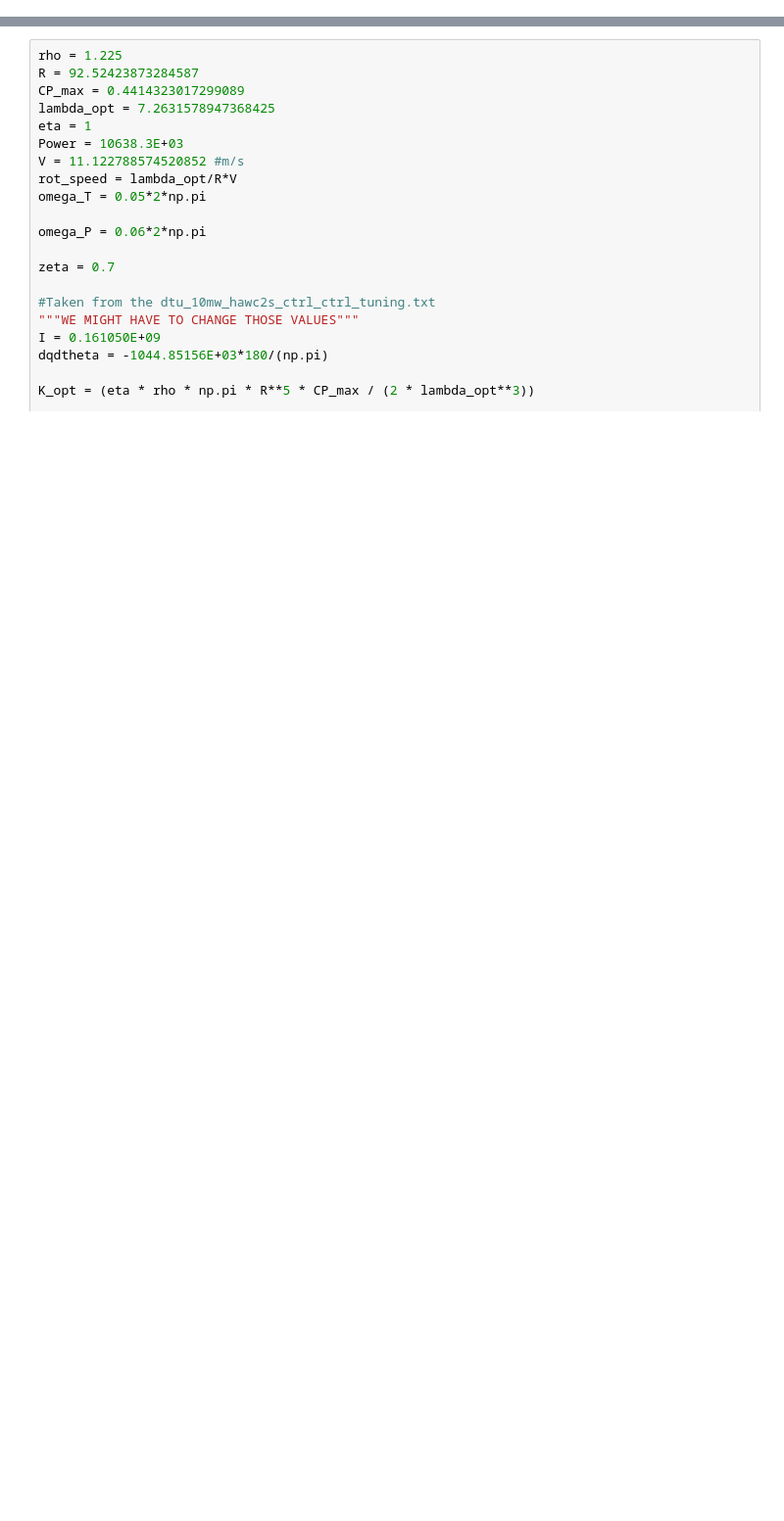
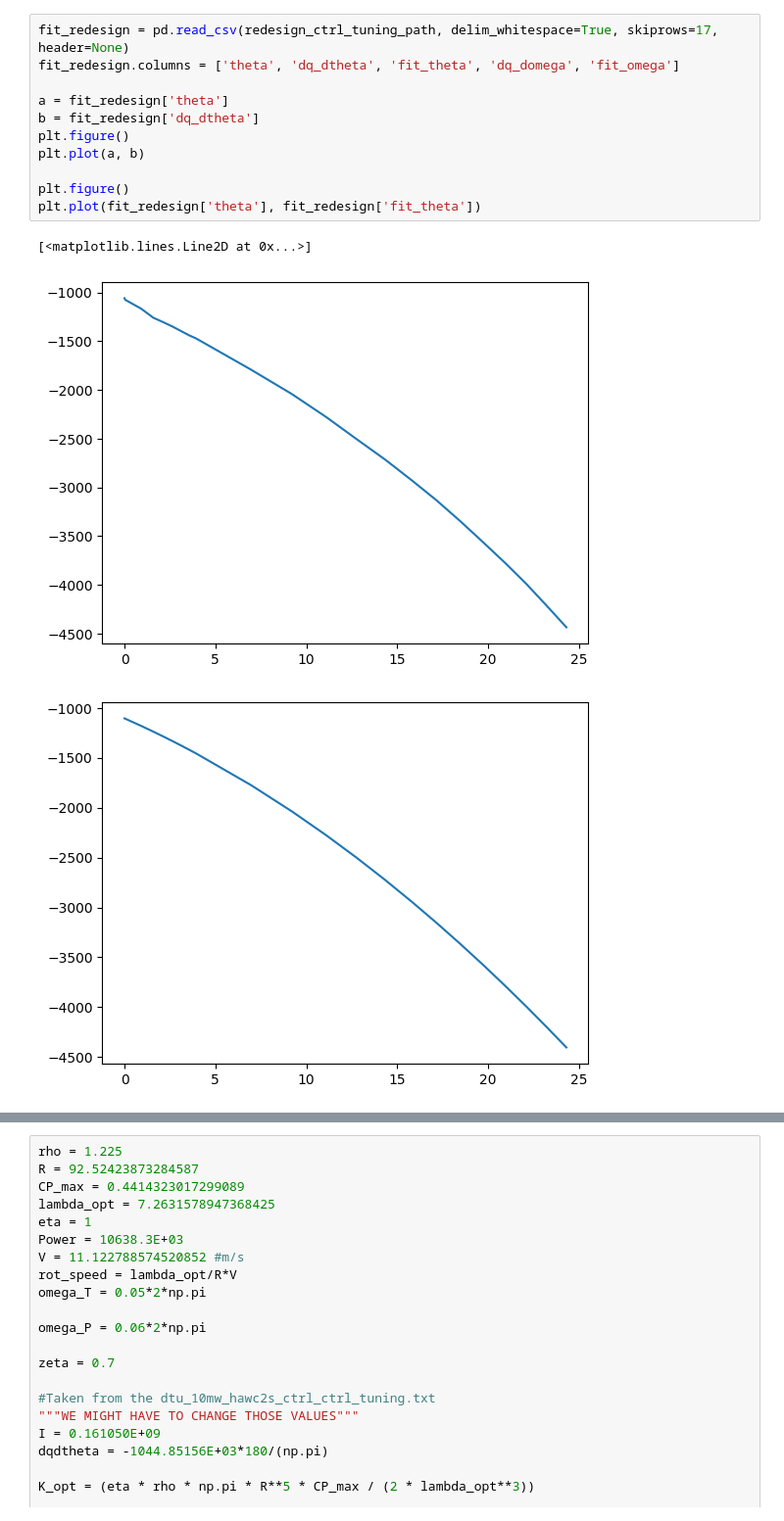
Before and after one commit to nicolaquaia/LAC_final, a Jupyter notebook: assignment_03/Assignment_3_part_01.ipynb, the cells around one changed output, grey strips where cells are left out. Shown at 98% size. Drawn from its saved outputs; the diff is of its cells as text; blank space fills up the shorter version.

```diff
--- a/assignment_03/Assignment_3_part_01.ipynb
+++ b/assignment_03/Assignment_3_part_01.ipynb
@@ -47 +261,16 @@ plt.show()
+# %%
+fit_redesign = pd.read_csv(redesign_ctrl_tuning_path, delim_whitespace=True, skiprows=17, header=None)
+fit_redesign.columns = ['theta', 'dq_dtheta', 'fit_theta', 'dq_domega', 'fit_omega']
+
+a = fit_redesign['theta']
+b = fit_redesign['dq_dtheta']
+plt.figure()
+plt.plot(a, b)
+
+plt.figure()
+plt.plot(fit_redesign['theta'], fit_redesign['fit_theta'])
+# %% [output]
+[<matplotlib.lines.Line2D at 0x...>]
+[figure, added]
+[figure, added]
 # %%
```
Also changed, not shown: parts of 7 cells of this notebook, 16 other files.
